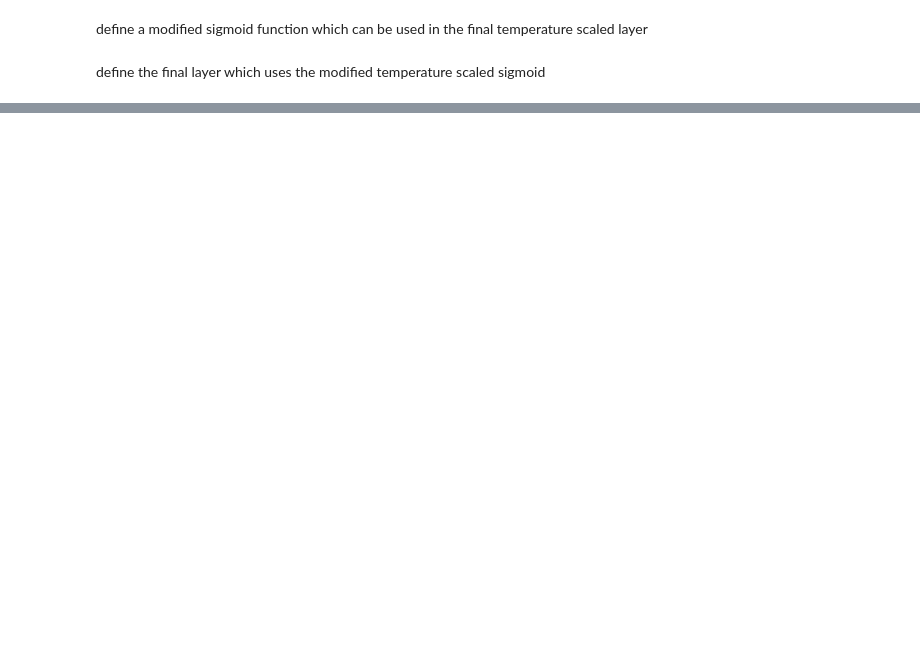
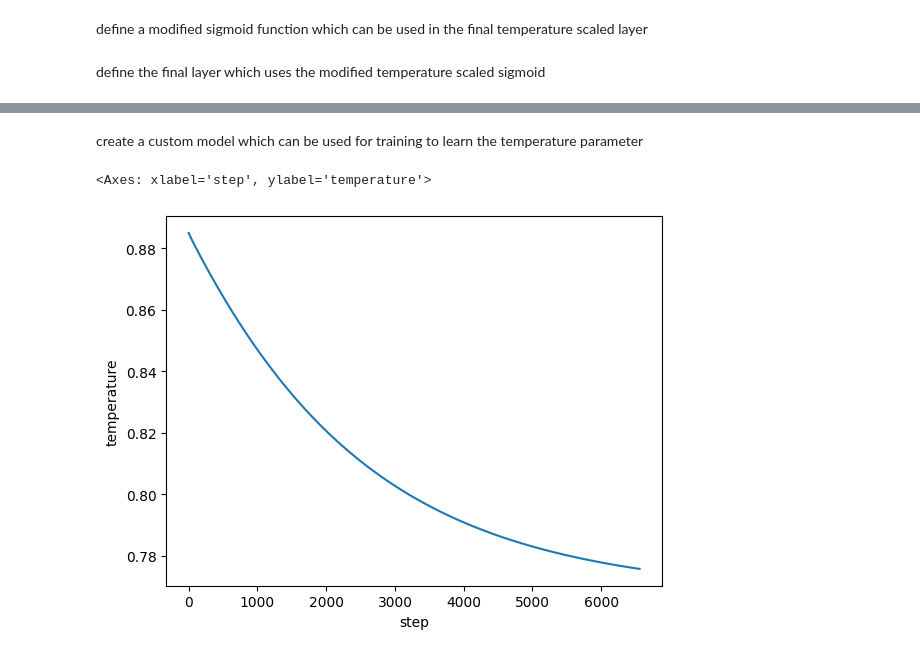
Before and after one commit to ash8m/cost-analysis, a Jupyter notebook: Copy_of_BinaryClassification.ipynb, the cells around one changed output, grey strips where cells are left out. Saved outputs shown, nothing was run; the diff lists cells and outputs as text; code cells hidden in the pictures; blank space fills up the shorter version.

```diff
--- a/Copy_of_BinaryClassification.ipynb
+++ b/Copy_of_BinaryClassification.ipynb
@@ -350,0 +359,5 @@ class TemperatureScaledSigmoid(tf.keras.layers.Layer):
+# %%
+N_EPOCHS = 20
+data = tf.data.Dataset.from_tensor_slices((validation_logits, val_y)).repeat(N_EPOCHS)
+# %% [markdown]
+create a custom model which can be used for training to learn the temperature parameter
@@ -350,0 +395,34 @@ class TemperatureScaledSigmoid(tf.keras.layers.Layer):
+# %%
+from tqdm import tqdm
+history = []
+step = 0
+
+for epoch in tqdm(range(N_EPOCHS)):
+    for i, (_x, _y) in enumerate(data.batch(32)):
+        try:
+            _loss = train(calibration_model, _x, _y)
+            history.append(
+                {
+                    "loss": _loss,
+                    "epoch": epoch,
+                    "step": step,
+                    "temperature": calibration_model.temperature.numpy(),
+                }
+            )
+            step += 1
+        except tf.errors.InvalidArgumentError:
+            history.append(
+                {
+                    "loss": 100,
+                    "epoch": 100,
+                    "step": 100,
+                    "temperature": 100,
+                }
+            )
+            break
+history = pd.DataFrame(history)
+# %%
+sns.lineplot(data=history, x="step", y="temperature")
+# %% [output]
+<Axes: xlabel='step', ylabel='temperature'>
+[figure, added]
```
Also changed, not shown: parts of 12 cells of this notebook.
